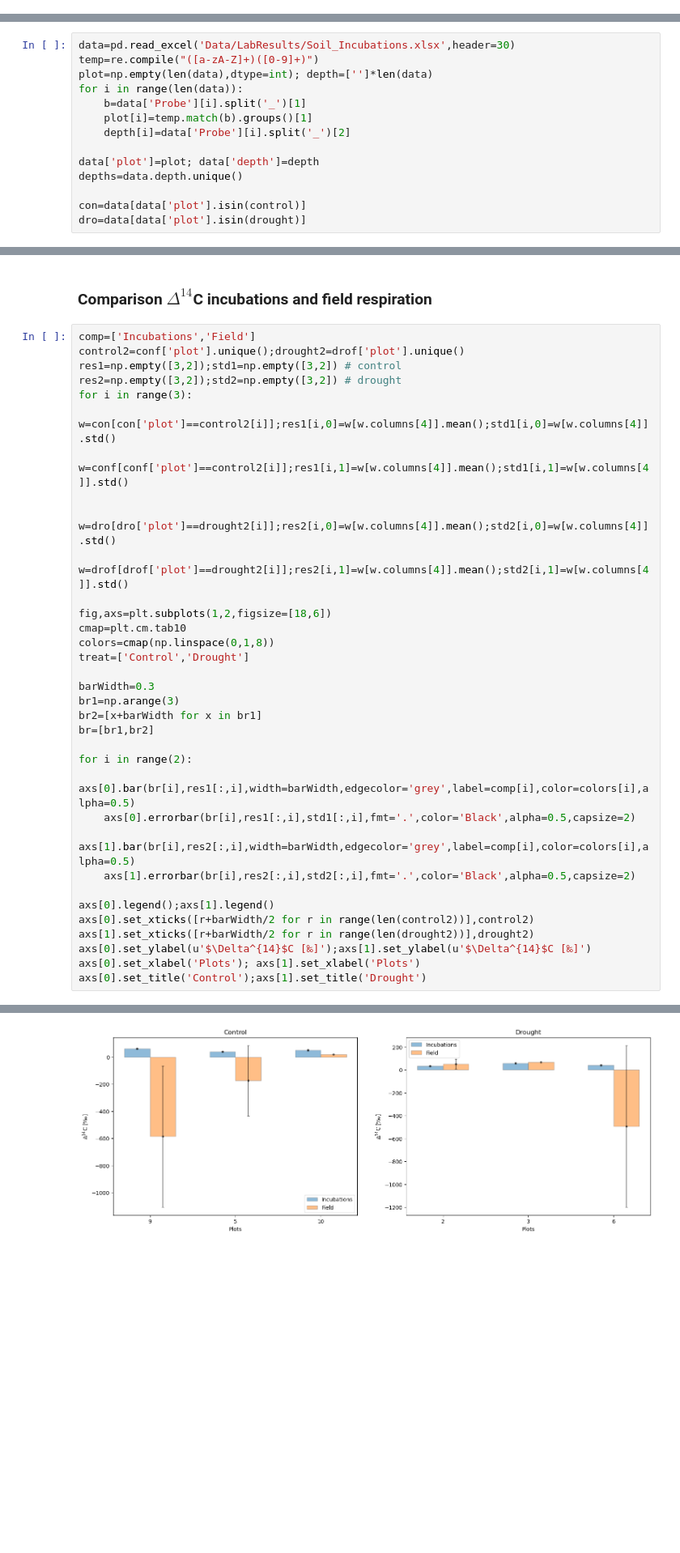
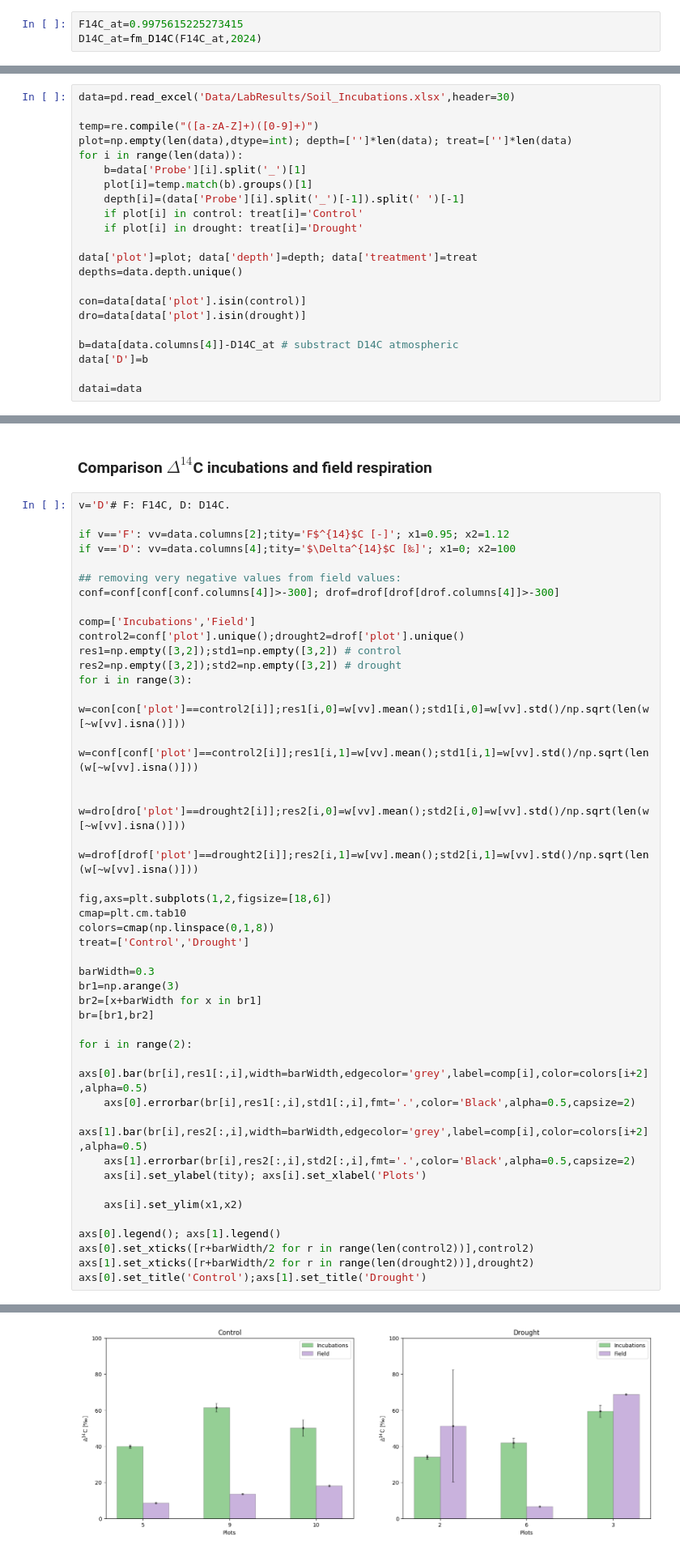
Before and after one commit to Emunozho/Model_Prades, a Jupyter notebook: Pre_analysis.ipynb, the cells around one changed output, grey strips where cells are left out. Shown at 81% size. Drawn from its saved outputs; the diff is of its cells as text; blank space fills up the shorter version.

```diff
--- a/Pre_analysis.ipynb
+++ b/Pre_analysis.ipynb
@@ -514,3 +745,6 @@ dro.concentration.mean()
+# %%
+F14C_at=0.9975615225273415
+D14C_at=fm_D14C(F14C_at,2024)
 # %%
 data=pd.read_excel('Data/LabResults/Soil_respiration_field.xlsx',header=30)
 data['datetime'] = pd.to_datetime(data['Collection_date'].dt.strftime('%Y-%m-%d') + data['Collection_time'].astype(str), format = '%Y-%m-%d%H:%M:%S')
@@ -587,15 +912,23 @@ plt.xlim(0,0.6)
 # %%
 data=pd.read_excel('Data/LabResults/Soil_Incubations.xlsx',header=30)
+
 temp=re.compile("([a-zA-Z]+)([0-9]+)")
-plot=np.empty(len(data),dtype=int); depth=['']*len(data)
+plot=np.empty(len(data),dtype=int); depth=['']*len(data); treat=['']*len(data)
 for i in range(len(data)):
     b=data['Probe'][i].split('_')[1]
     plot[i]=temp.match(b).groups()[1]
-    depth[i]=data['Probe'][i].split('_')[2]
+    depth[i]=(data['Probe'][i].split('_')[-1]).split(' ')[-1]
+    if plot[i] in control: treat[i]='Control'
+    if plot[i] in drought: treat[i]='Drought'
 
-data['plot']=plot; data['depth']=depth
+data['plot']=plot; data['depth']=depth; data['treatment']=treat
 depths=data.depth.unique()
 
 con=data[data['plot'].isin(control)]
 dro=data[data['plot'].isin(drought)]
+
+b=data[data.columns[4]]-D14C_at # substract D14C atmospheric
+data['D']=b
+
+datai=data
 # %%
@@ -628,39 +1017,48 @@ plt.xticks([r+barWidth/2 for r in range(len(depths))],depths)
 # %% [markdown]
 ### Comparison $\Delta^{14}$C incubations and field respiration
 # %%
+v='D'# F: F14C, D: D14C.
+
+if v=='F': vv=data.columns[2];tity='F$^{14}$C [-]'; x1=0.95; x2=1.12
+if v=='D': vv=data.columns[4];tity='$\Delta^{14}$C [‰]'; x1=0; x2=100
+
+## removing very negative values from field values:
+conf=conf[conf[conf.columns[4]]>-300]; drof=drof[drof[drof.columns[4]]>-300]
+
 comp=['Incubations','Field']
 control2=conf['plot'].unique();drought2=drof['plot'].unique()
 res1=np.empty([3,2]);std1=np.empty([3,2]) # control
 res2=np.empty([3,2]);std2=np.empty([3,2]) # drought
 for i in range(3):
-    w=con[con['plot']==control2[i]];res1[i,0]=w[w.columns[4]].mean();std1[i,0]=w[w.columns[4]].std()
-    w=conf[conf['plot']==control2[i]];res1[i,1]=w[w.columns[4]].mean();std1[i,1]=w[w.columns[4]].std()
+    w=con[con['plot']==control2[i]];res1[i,0]=w[vv].mean();std1[i,0]=w[vv].std()/np.sqrt(len(w[~w[vv].isna()]))
+    w=conf[conf['plot']==control2[i]];res1[i,1]=w[vv].mean();std1[i,1]=w[vv].std()/np.sqrt(len(w[~w[vv].isna()]))
 
-    w=dro[dro['plot']==drought2[i]];res2[i,0]=w[w.columns[4]].mean();std2[i,0]=w[w.columns[4]].std()
-    w=drof[drof['plot']==drought2[i]];res2[i,1]=w[w.columns[4]].mean();std2[i,1]=w[w.columns[4]].std()
+    w=dro[dro['plot']==drought2[i]];res2[i,0]=w[vv].mean();std2[i,0]=w[vv].std()/np.sqrt(len(w[~w[vv].isna()]))
+    w=drof[drof['plot']==drought2[i]];res2[i,1]=w[vv].mean();std2[i,1]=w[vv].std()/np.sqrt(len(w[~w[vv].isna()]))
 
 fig,axs=plt.subplots(1,2,figsize=[18,6])
 cmap=plt.cm.tab10
 colors=cmap(np.linspace(0,1,8))
 treat=['Control','Drought']
 
 barWidth=0.3
 br1=np.arange(3)
 br2=[x+barWidth for x in br1]
 br=[br1,br2]
 
 for i in range(2):
-    axs[0].bar(br[i],res1[:,i],width=barWidth,edgecolor='grey',label=comp[i],color=colors[i],alpha=0.5)
+    axs[0].bar(br[i],res1[:,i],width=barWidth,edgecolor='grey',label=comp[i],color=colors[i+2],alpha=0.5)
     axs[0].errorbar(br[i],res1[:,i],std1[:,i],fmt='.',color='Black',alpha=0.5,capsize=2)
-    axs[1].bar(br[i],res2[:,i],width=barWidth,edgecolor='grey',label=comp[i],color=colors[i],alpha=0.5)
+    axs[1].bar(br[i],res2[:,i],width=barWidth,edgecolor='grey',label=comp[i],color=colors[i+2],alpha=0.5)
     axs[1].errorbar(br[i],res2[:,i],std2[:,i],fmt='.',color='Black',alpha=0.5,capsize=2)
+    axs[i].set_ylabel(tity); axs[i].set_xlabel('Plots')
 
-axs[0].legend();axs[1].legend()
+    axs[i].set_ylim(x1,x2)
+
+axs[0].legend(); axs[1].legend()
 axs[0].set_xticks([r+barWidth/2 for r in range(len(control2))],control2)
 axs[1].set_xticks([r+barWidth/2 for r in range(len(drought2))],drought2)
-axs[0].set_ylabel(u'$\Delta^{14}$C [‰]');axs[1].set_ylabel(u'$\Delta^{14}$C [‰]')
-axs[0].set_xlabel('Plots'); axs[1].set_xlabel('Plots')
 axs[0].set_title('Control');axs[1].set_title('Drought')
 # %% [output]
 Text(0.5, 1.0, 'Drought')
-[figure, old version]
+[figure, new version]
```
Also changed, not shown: parts of 49 cells of this notebook, 30 other files.
